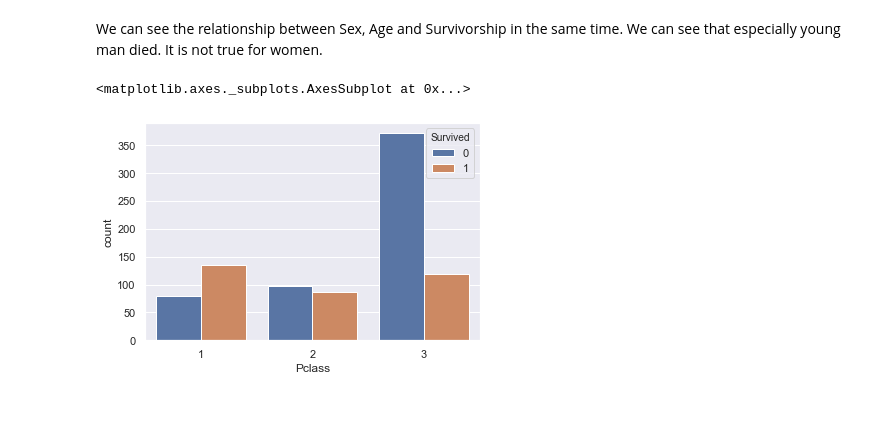
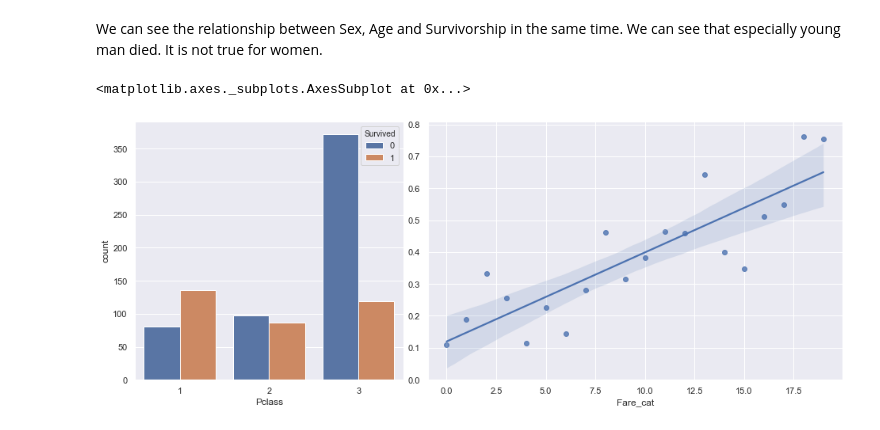
Before and after one commit to Bounty1993/ML-scripts, a Jupyter notebook: titanic.ipynb, the cells around one changed output. Saved outputs shown, nothing was run; the diff lists cells and outputs as text; code cells hidden in the pictures.

Commit message:
Fare analysis

```diff
--- a/titanic.ipynb
+++ b/titanic.ipynb
@@ -83,8 +83,18 @@ sns.catplot(y='Age', x='Sex', hue='Survived', data=train_df, kind='violin')
 [figure]
 # %% [markdown]
 We can see the relationship between Sex, Age and Survivorship in the same time. We can see that especially young man died. It is not true for women.
-# %%
-sns.countplot(x='Pclass', hue='Survived', data=train_df)
-# %% [output]
-<matplotlib.axes._subplots.AxesSubplot at 0x...>
-[figure, removed]
+# %%
+fig = plt.figure(figsize=(16, 6))
+grid = plt.GridSpec(1, 5)
+
+ax1 = fig.add_subplot(grid[0, 0:2])
+ax2 = fig.add_subplot(grid[0, 2:])
+
+sns.countplot(x='Pclass', hue='Survived', data=train_df, ax=ax1)
+
+train_df['Fare_cat'] = pd.qcut(train_df['Fare'], q=20, labels=False)
+temp = train_df.groupby('Fare_cat')['Survived'].mean()
+sns.regplot(x=temp.index, y=temp.values, ax=ax2)
+# %% [output]
+<matplotlib.axes._subplots.AxesSubplot at 0x...>
+[figure, added]
```
